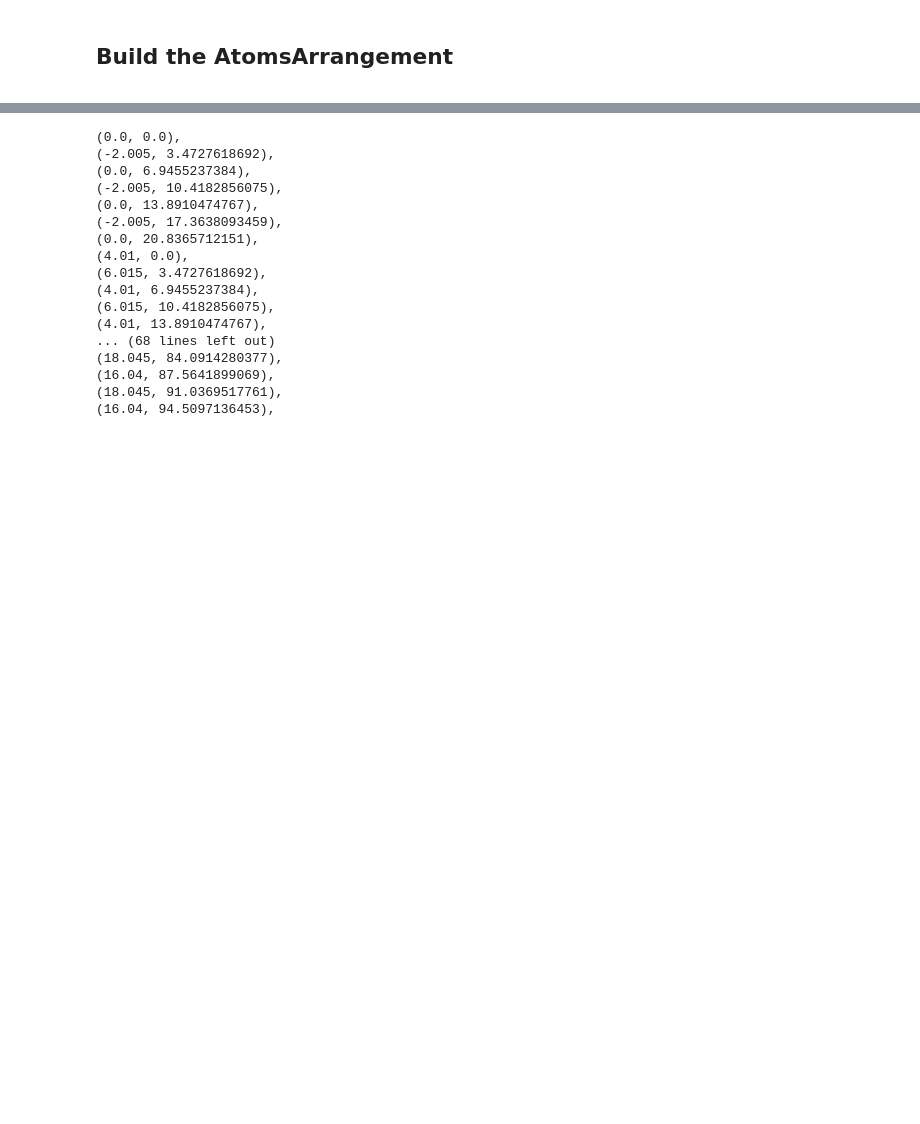
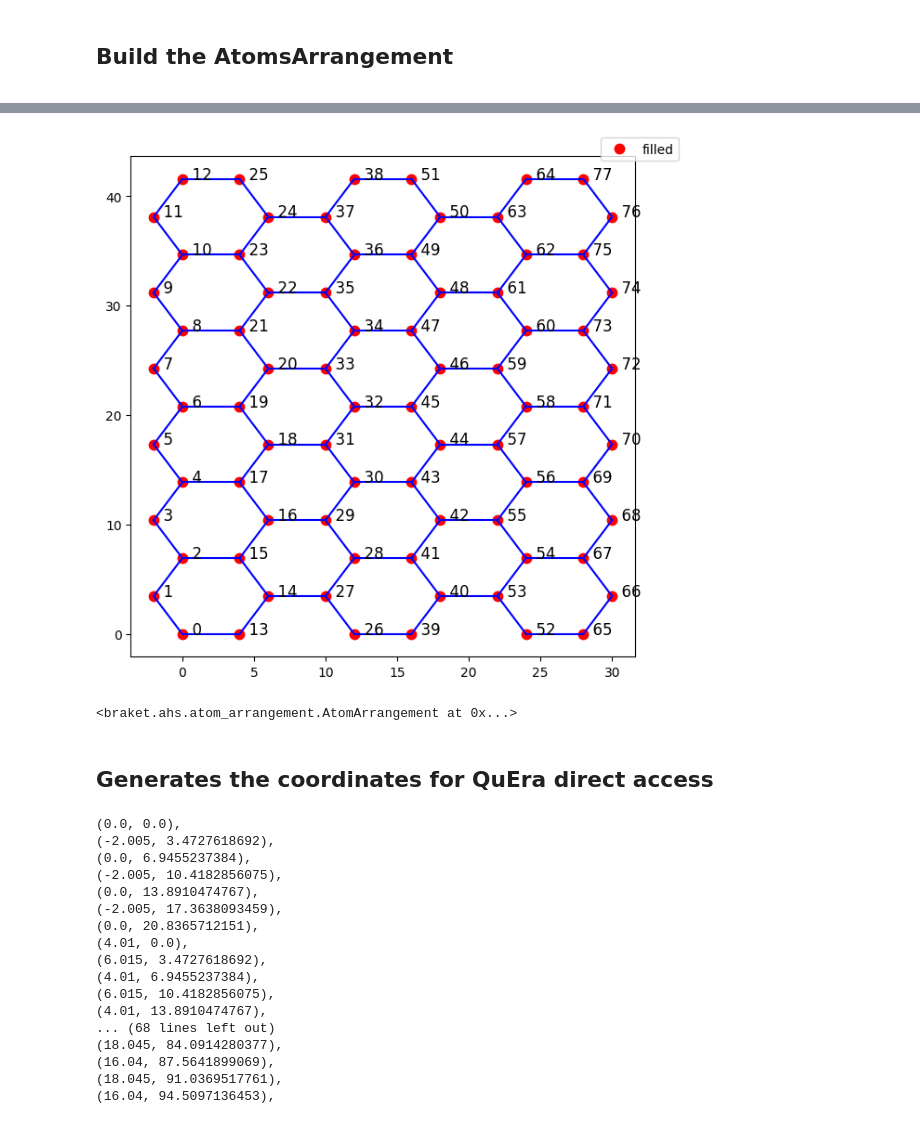
Before and after one commit to cmc-ucl/rydberg_atoms, a Jupyter notebook: paper_part_two.ipynb, the cells around one changed output, grey strips where cells are left out. Cells and saved outputs as stored; diff of their text form; code cells hidden in the pictures; blank space fills up the shorter version.

```diff
--- a/paper_part_two.ipynb
+++ b/paper_part_two.ipynb
@@ -240,3 +98,26 @@ array([[ 0.        ,  0.        ,  0.        ],
+# %%
+coords_medium = get_coords(num_x=6,num_y=6)
+N = coords_medium.shape[0]
+zeros_col = np.zeros((N, 1))
+
+# Append along axis 1 (columns)
+coords_medium = np.hstack((coords_medium, zeros_col))
+lattice = np.array([
+    [3.0, 0.0, 0.0],
+    [0.0, 8.66025404, 0.0],
+    [0.0, 0.0, 20.0]
+])
+small_structure = Molecule([1]*len(coords_medium),coords_medium)
+# vview(small_structure)
+coords_medium = np.round(coords_medium[:,0:2],15)
+# coords_small
+# %%
+get_register(4, coords=coords_medium, show_atom_arrangement=True)
+# %% [output]
+[figure, added]
+<braket.ahs.atom_arrangement.AtomArrangement at 0x...>
+# %% [markdown]
+## Generates the coordinates for QuEra direct access
 # %%
 cc = np.round(coords_stacked,15)
 for c in cc:
```
Also changed, not shown: parts of 22 cells of this notebook.
